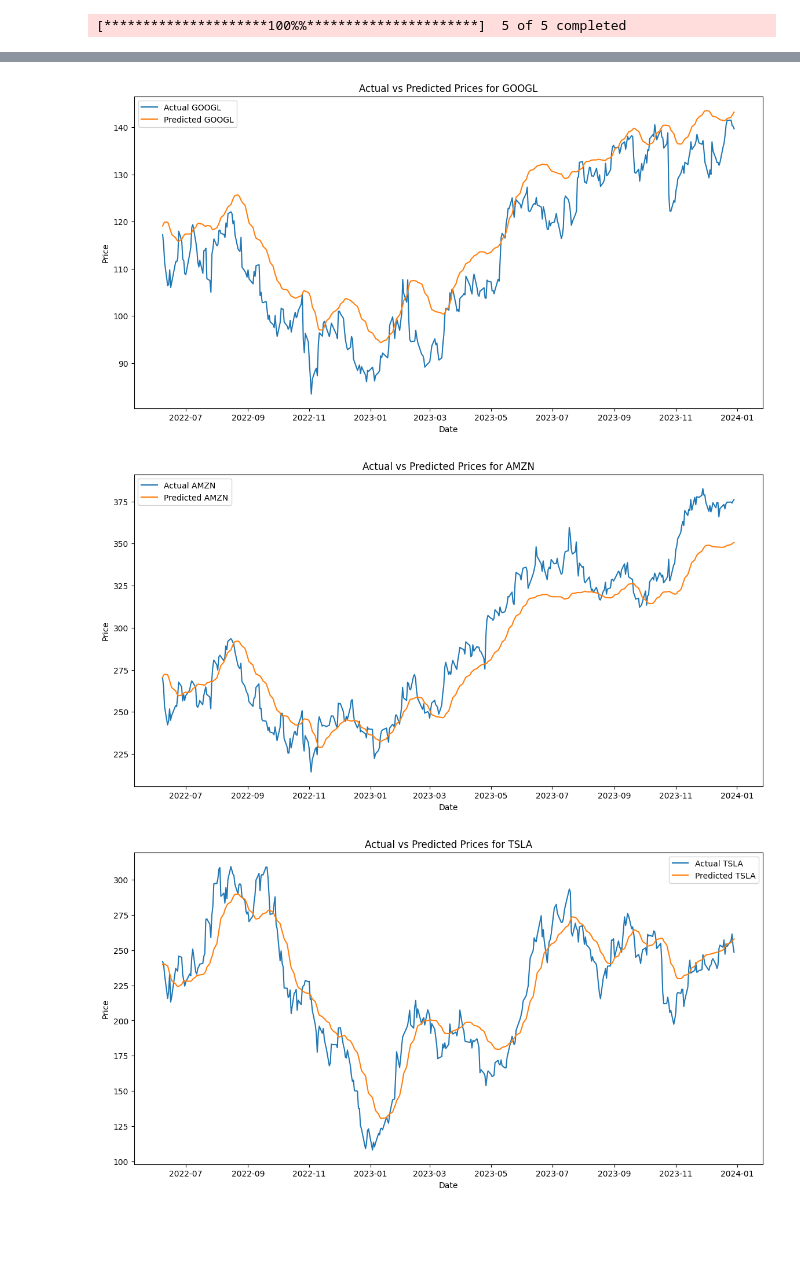
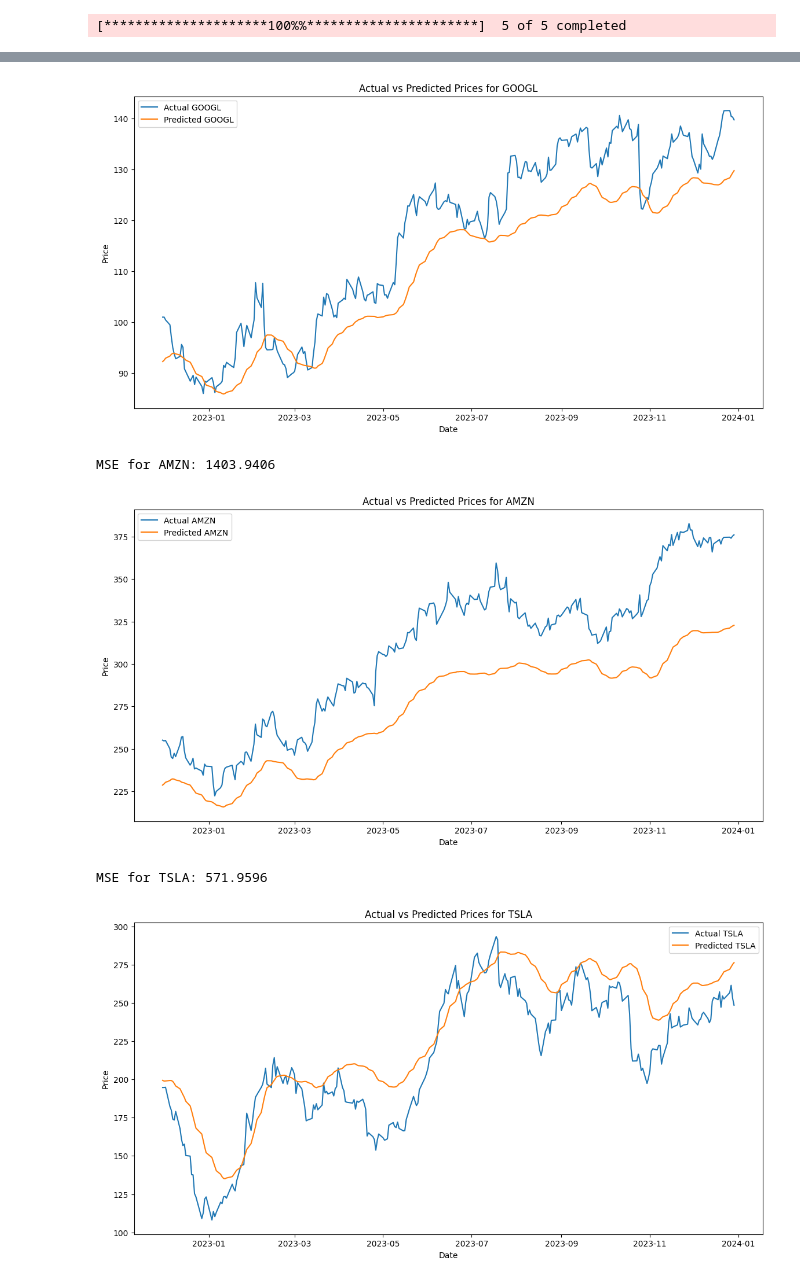
Before and after one commit to faidhi066/wqu-capstone, a Jupyter notebook: lstm_2nd.ipynb, the cells around one changed output, grey strips where cells are left out. Cells and saved outputs as stored; diff of their text form; code cells hidden in the pictures; blank space fills up the shorter version.

```diff
--- a/lstm_2nd.ipynb
+++ b/lstm_2nd.ipynb
@@ -10,7 +11,7 @@ from sklearn.model_selection import train_test_split
 # %%
 # Step 1: Download Stock Data
 stocks = ['AAPL', 'MSFT', 'GOOGL', 'AMZN', 'TSLA']
-data = yf.download(stocks, start="2015-01-01", end="2024-01-01")
+data = yf.download(stocks, start="2018-01-01", end="2024-01-01")
 
 # Step 2: Prepare the Data
 data_close = data['Close']
@@ -34,7 +35,7 @@ def create_sequences(data, time_step=1):
         Y.append(data[i + time_step])
     return np.array(X), np.array(Y)
 
-time_step = 60# 60 days look-back
+time_step = 30# 60 days look-back
 X_train, Y_train = create_sequences(train_data, time_step)
 X_test, Y_test = create_sequences(test_data, time_step)
 
@@ -82,8 +83,18 @@ predicted_stock_prices = model.predict(X_test)
 predicted_stock_prices = scaler.inverse_transform(predicted_stock_prices)
 Y_test_actual = scaler.inverse_transform(Y_test)
 
+mse_values = {}
+
 # Plot actual vs predicted prices for each stock
 for i, stock in enumerate(stocks):
+    # Calculate MSE for the stock
+    mse = mean_squared_error(Y_test_actual[:, i], predicted_stock_prices[:, i])
+    mse_values[stock] = mse
+
+    # Print the MSE for the stock
+    print(f"MSE for {stock}: {mse:.4f}")
+
+    # Plot actual vs predicted prices
     plt.figure(figsize=(14, 7))
     plt.plot(data_close.index[train_size + time_step:], Y_test_actual[:, i], label=f'Actual {stock}')
     plt.plot(data_close.index[train_size + time_step:], predicted_stock_prices[:, i], label=f'Predicted {stock}')
@@ -99,6 +113,8 @@ for i, stock in enumerate(stocks):
-[figure, old version]
+[figure, new version]
+MSE for AMZN: 1403.9406
-[figure, old version]
+[figure, new version]
+MSE for TSLA: 571.9596
-[figure, old version]
+[figure, new version]
 # %%
 #  Calculate returns from the predicted prices
 predicted_returns = pd.DataFrame(predicted_stock_prices, columns=stocks).pct_change().dropna()
```
Also changed, not shown: parts of 4 cells of this notebook, 2 other files.
